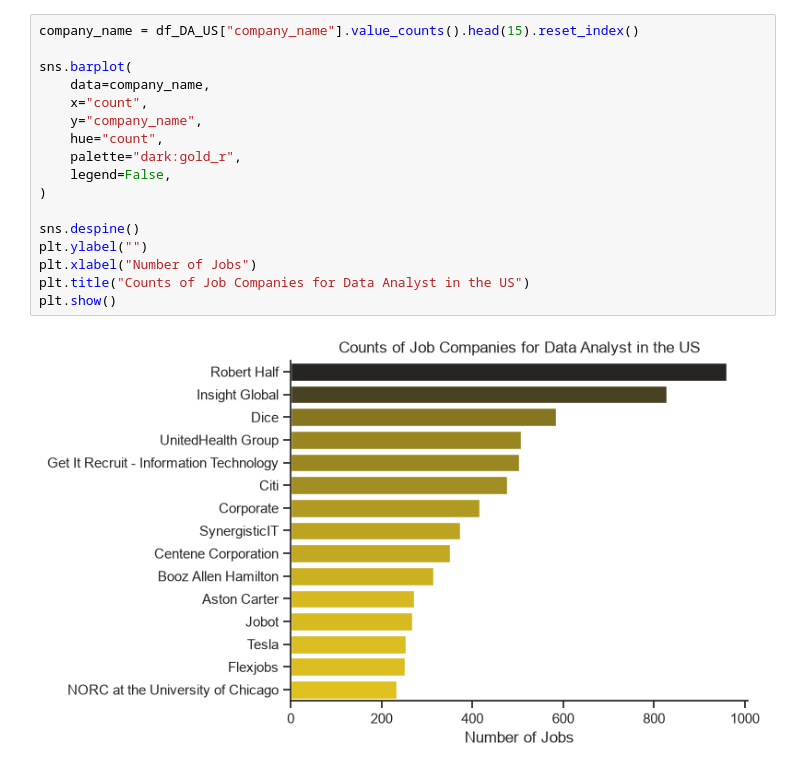
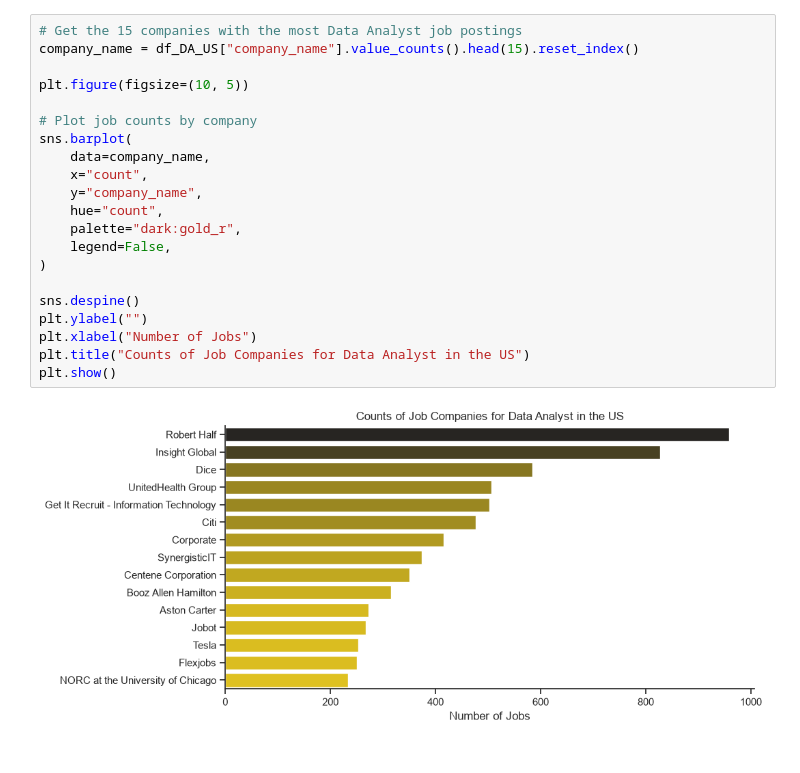
Before and after one commit to youssefengineer1-web/project, a Jupyter notebook: 1_EDA_intro.ipynb, the cells around one changed output. Saved outputs shown, nothing was run; the diff lists cells and outputs as text.

```diff
--- a/1_EDA_intro.ipynb
+++ b/1_EDA_intro.ipynb
@@ -55,21 +66,25 @@ for i in range(3):
 # %% [output]
 [figure]
 # %%
+# Get the 15 companies with the most Data Analyst job postings
 company_name = df_DA_US["company_name"].value_counts().head(15).reset_index()
 
+plt.figure(figsize=(10, 5))
+
+# Plot job counts by company
 sns.barplot(
     data=company_name,
     x="count",
     y="company_name",
     hue="count",
     palette="dark:gold_r",
     legend=False,
 )
 
 sns.despine()
 plt.ylabel("")
 plt.xlabel("Number of Jobs")
 plt.title("Counts of Job Companies for Data Analyst in the US")
 plt.show()
 # %% [output]
-[figure, old version]
+[figure, new version]
```
Also changed, not shown: parts of 4 cells of this notebook, 13 other files.
